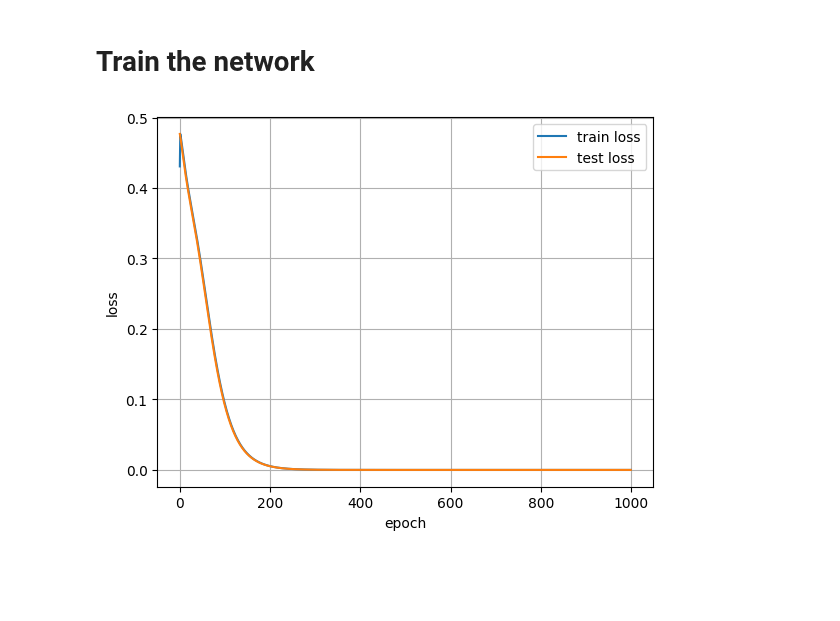
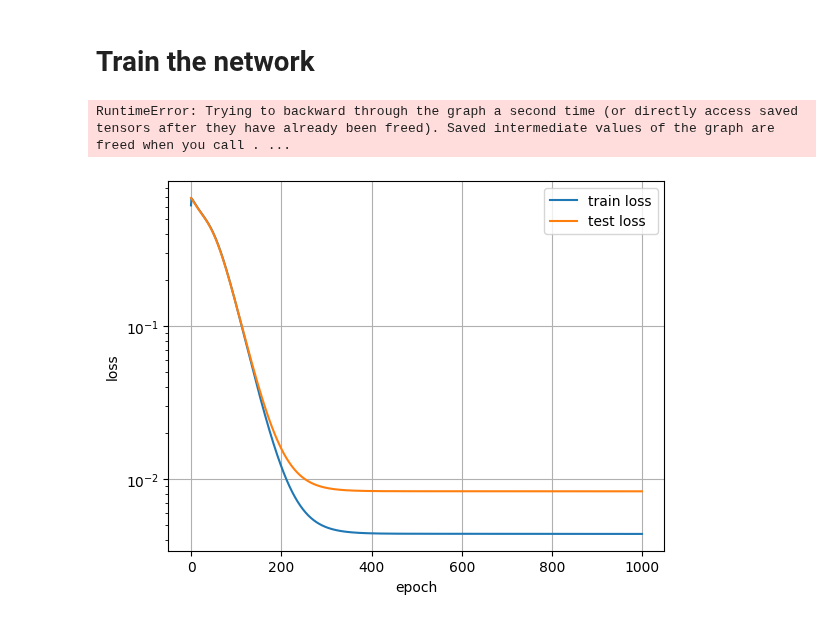
Before and after one commit to Fra-Sala/gnn_time, a Jupyter notebook: latent_net/latent.ipynb, the cells around one changed output. Cells and saved outputs as stored; diff of their text form; code cells hidden in the pictures; blank space fills up the shorter version.

```diff
--- a/latent_net/latent.ipynb
+++ b/latent_net/latent.ipynb
@@ -89,7 +89,7 @@ dataset.U = np.delete(dataset.U, np.s_[::10], 1)
 
 ### DEBUG: take only the first two snapshots
 
-dataset.U = np.delete(dataset.U,np.s_[1:],1 )
+#dataset.U = np.delete(dataset.U,np.s_[1:],1 )
 # %%
 dataset.U
 # %% [output]
@@ -115,8 +121,8 @@ else:
     alpha1_vec = np.load('../lid_driven_cavity_fenics/alpha1.npy')
 
 ############ TAKE ONLY THE FIRST two PARAMETER (FOURIER COEFF) #############
-params = alpha1_vec[0:1]
-time = np.linspace(0.0, 0.2, 2)
+params = alpha1_vec
+time = np.linspace(0.0, 1.8, 10)
 
 # Get rid of the initial condition evaluation (0.0)
 # u_t_latent = np.delete(u_t_latent, np.s_[::10], 0)
@@ -176,17 +188,23 @@ scheduler = torch.optim.lr_scheduler.MultiStepLR(optimizer, milestones=HyperPara
 train_history, test_history = train.train_dyn_rec_nets(dyn_model, rec_model, optimizer, scheduler,\
                           device, params_train, params_test, time_tensor, train_loader, test_loader, position_dataset,\
                               train_snapshots, test_snapshots, HyperParams)
+# %% [output]
+RuntimeError: Trying to backward through the graph a second time (or directly access saved tensors after they have already been freed). Saved intermediate values of the graph are freed when you call . ...
 # %%
 from matplotlib import pyplot as plt
 
-plt.plot(train_history['loss'], label='train loss')
-plt.plot(test_history['loss'], label='test loss')
+# semilogy
+
+plt.semilogy(train_history['loss'], label='train loss')
+plt.semilogy(test_history['loss'], label='test loss')
 plt.legend()
 
 plt.grid()
+#finer grid
+
 
 plt.xlabel('epoch')
 plt.ylabel('loss')
 plt.show()
 # %% [output]
-[figure, old version]
+[figure, new version]
```
Also changed, not shown: parts of 4 cells of this notebook, 3 other files.
